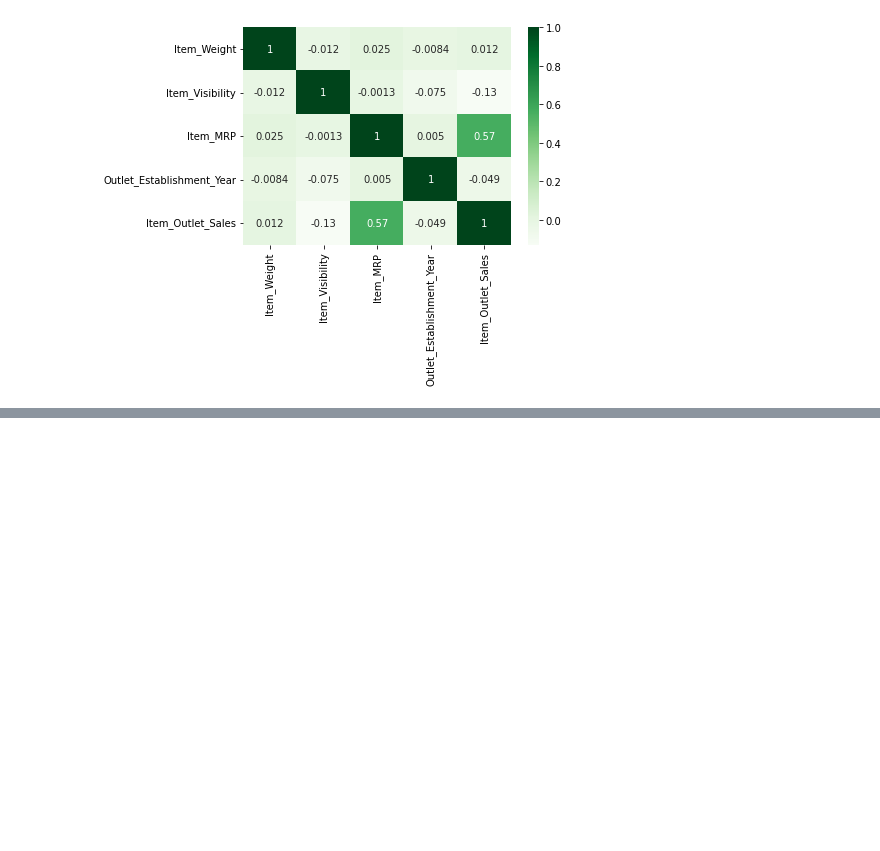
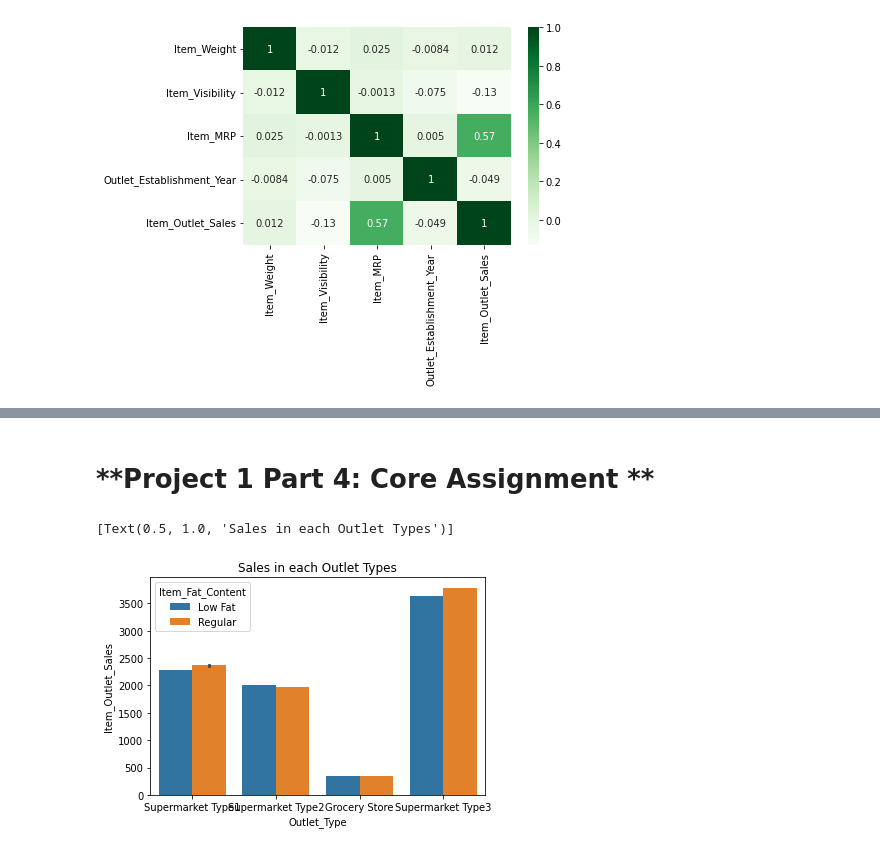
Before and after one commit to rimchristian/sales-prediction, a Jupyter notebook: Sales_Prediction.ipynb, the cells around one changed output, grey strips where cells are left out. Drawn from its saved outputs; the diff is of its cells as text; code cells hidden in the pictures; blank space fills up the shorter version.

```diff
--- a/Sales_Prediction.ipynb
+++ b/Sales_Prediction.ipynb
@@ -341,0 +374,9 @@ plt.show()
+# %% [markdown]
+# **Project 1 Part 4: Core Assignment **
+# %%
+import seaborn as sns
+
+sns.barplot(data=df,x='Outlet_Type',y='Item_Outlet_Sales',hue='Item_Fat_Content', ci=0.9).set(title='Sales in each Outlet Types')
+# %% [output]
+[Text(0.5, 1.0, 'Sales in each Outlet Types')]
+[figure, added]
```
Also changed, not shown: parts of 18 cells of this notebook.
